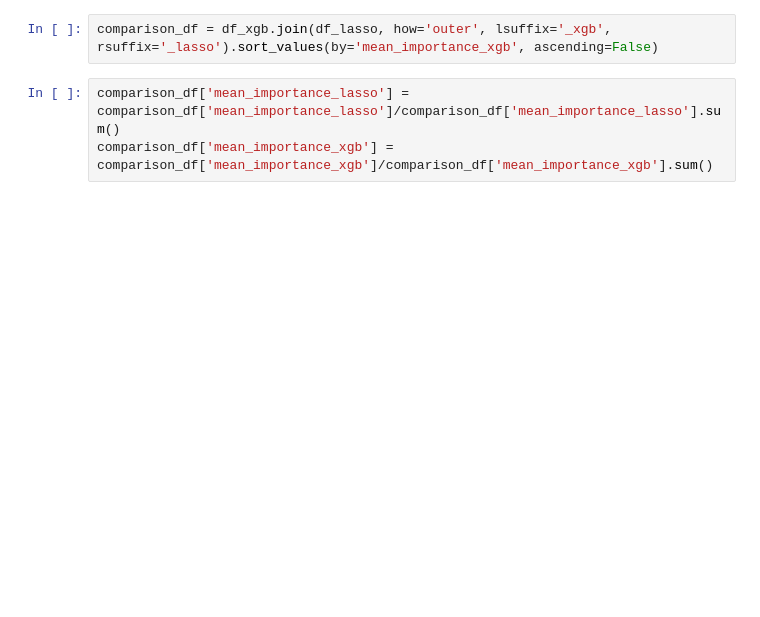
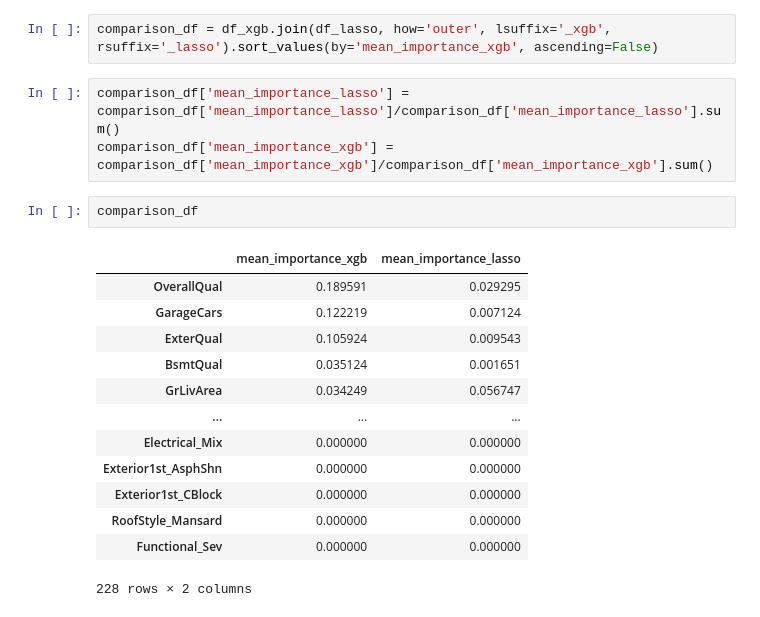
Before and after one commit to siiyayu/FeatureSelectionTechniques, a Jupyter notebook: evaluating_models.ipynb, the cells around one changed output. Drawn from its saved outputs; the diff is of its cells as text; blank space fills up the shorter version.

```diff
--- a/evaluating_models.ipynb
+++ b/evaluating_models.ipynb
@@ -1153,3 +1112,19 @@ comparison_df = df_xgb.join(df_lasso, how='outer', lsuffix='_xgb', rsuffix='_las
 # %%
 comparison_df['mean_importance_lasso'] = comparison_df['mean_importance_lasso']/comparison_df['mean_importance_lasso'].sum()
 comparison_df['mean_importance_xgb'] = comparison_df['mean_importance_xgb']/comparison_df['mean_importance_xgb'].sum()
+# %%
+comparison_df
+# %% [output]
+|  | mean_importance_xgb | mean_importance_lasso |
+| OverallQual | 0.189591 | 0.029295 |
+| GarageCars | 0.122219 | 0.007124 |
+| ExterQual | 0.105924 | 0.009543 |
+| BsmtQual | 0.035124 | 0.001651 |
+| GrLivArea | 0.034249 | 0.056747 |
+| ... | ... | ... |
+| Electrical_Mix | 0.000000 | 0.000000 |
+| Exterior1st_AsphShn | 0.000000 | 0.000000 |
+| Exterior1st_CBlock | 0.000000 | 0.000000 |
+| RoofStyle_Mansard | 0.000000 | 0.000000 |
+| Functional_Sev | 0.000000 | 0.000000 |
+228 rows × 2 columns
```
Also changed, not shown: parts of 76 cells of this notebook, 4 other files.
